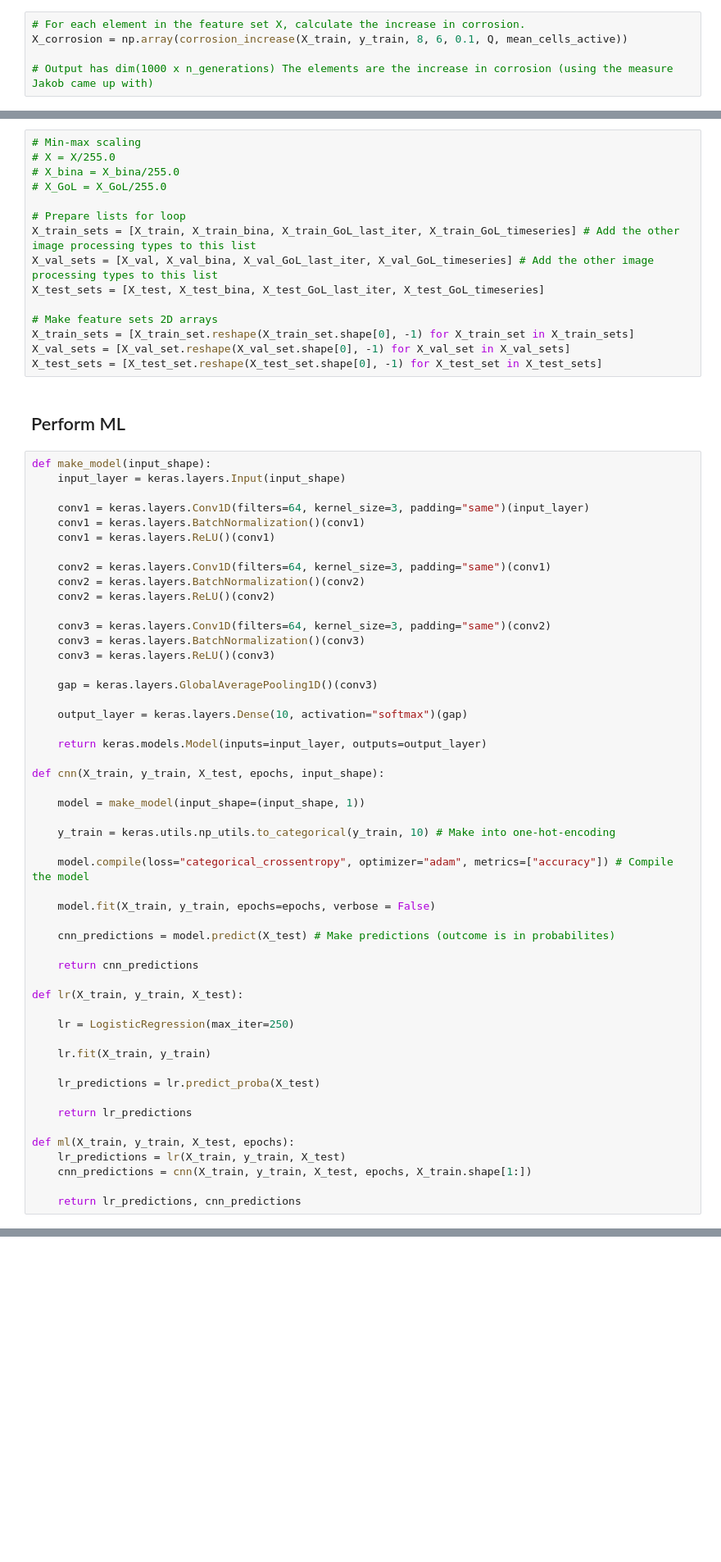
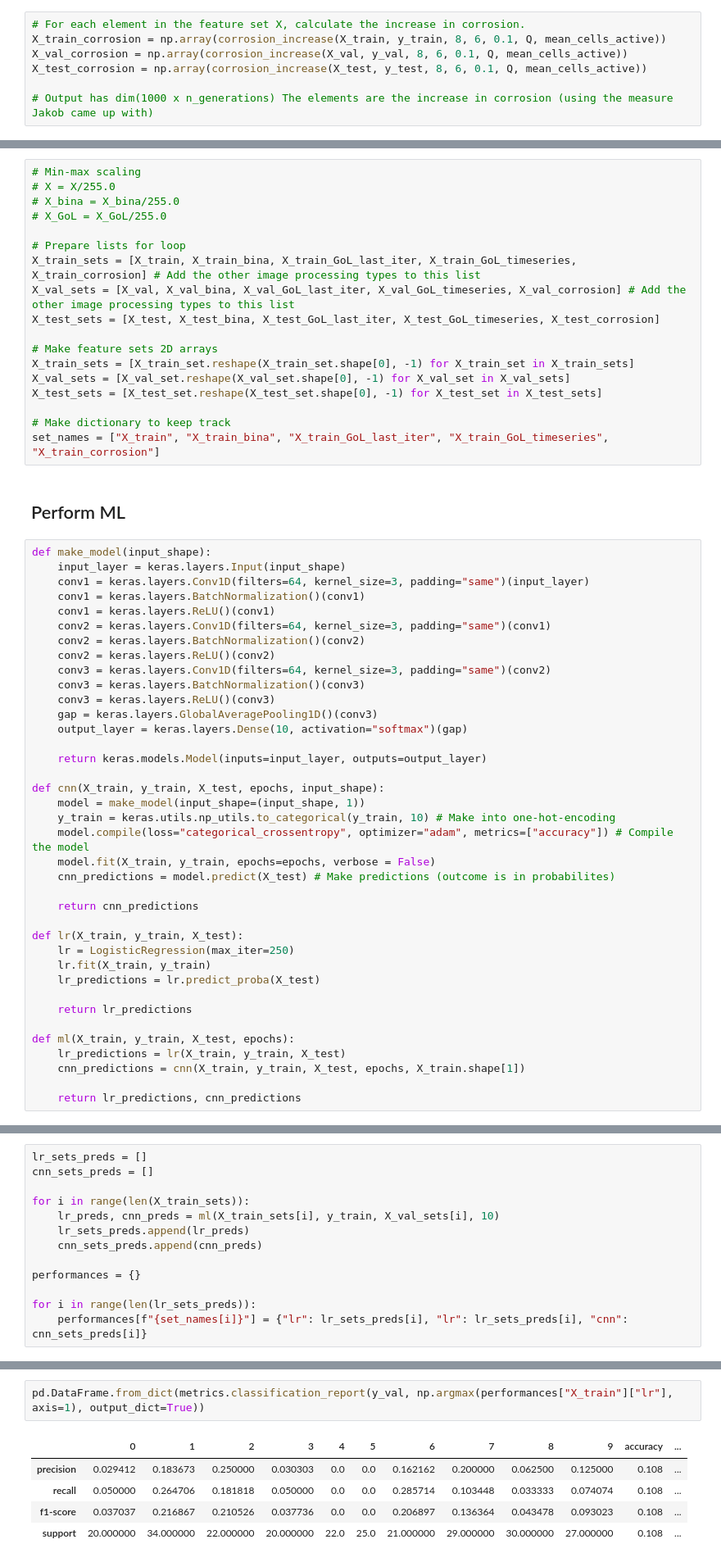
Before and after one commit to emiltj/data-science-exam-2022, a Jupyter notebook: scripts/ds.ipynb, the cells around one changed output, grey strips where cells are left out. Shown at 82% size. Saved outputs shown, nothing was run; the diff lists cells and outputs as text; blank space fills up the shorter version.

```diff
--- a/scripts/ds.ipynb
+++ b/scripts/ds.ipynb
@@ -115,7 +113,9 @@ mean_activity = np.mean([np.count_nonzero(X_train[i, :, :] != 0) for i in range(
 ### Perform corrosion and retrieve corrosion measure for each generation
 # %%
 # For each element in the feature set X, calculate the increase in corrosion.
-X_corrosion = np.array(corrosion_increase(X_train, y_train, 8, 6, 0.1, Q, mean_cells_active))
+X_train_corrosion = np.array(corrosion_increase(X_train, y_train, 8, 6, 0.1, Q, mean_cells_active))
+X_val_corrosion = np.array(corrosion_increase(X_val, y_val, 8, 6, 0.1, Q, mean_cells_active))
+X_test_corrosion = np.array(corrosion_increase(X_test, y_test, 8, 6, 0.1, Q, mean_cells_active))
 
 # Output has dim(1000 x n_generations) The elements are the increase in corrosion (using the measure Jakob came up with)
 # %% [markdown]
@@ -129,64 +129,54 @@ X_corrosion = np.array(corrosion_increase(X_train, y_train, 8, 6, 0.1, Q, mean_c
 # X_GoL = X_GoL/255.0
 
 # Prepare lists for loop
-X_train_sets = [X_train, X_train_bina, X_train_GoL_last_iter, X_train_GoL_timeseries] # Add the other image processing types to this list
-X_val_sets = [X_val, X_val_bina, X_val_GoL_last_iter, X_val_GoL_timeseries] # Add the other image processing types to this list
-X_test_sets = [X_test, X_test_bina, X_test_GoL_last_iter, X_test_GoL_timeseries]
+X_train_sets = [X_train, X_train_bina, X_train_GoL_last_iter, X_train_GoL_timeseries, X_train_corrosion] # Add the other image processing types to this list
+X_val_sets = [X_val, X_val_bina, X_val_GoL_last_iter, X_val_GoL_timeseries, X_val_corrosion] # Add the other image processing types to this list
+X_test_sets = [X_test, X_test_bina, X_test_GoL_last_iter, X_test_GoL_timeseries, X_test_corrosion]
 
 # Make feature sets 2D arrays
 X_train_sets = [X_train_set.reshape(X_train_set.shape[0], -1) for X_train_set in X_train_sets]
 X_val_sets = [X_val_set.reshape(X_val_set.shape[0], -1) for X_val_set in X_val_sets]
 X_test_sets = [X_test_set.reshape(X_test_set.shape[0], -1) for X_test_set in X_test_sets]
+
+# Make dictionary to keep track
+set_names = ["X_train", "X_train_bina", "X_train_GoL_last_iter", "X_train_GoL_timeseries", "X_train_corrosion"]
 # %% [markdown]
 ## Perform ML
 # %%
 def make_model(input_shape):
     input_layer = keras.layers.Input(input_shape)
-
     conv1 = keras.layers.Conv1D(filters=64, kernel_size=3, padding="same")(input_layer)
     conv1 = keras.layers.BatchNormalization()(conv1)
     conv1 = keras.layers.ReLU()(conv1)
-
     conv2 = keras.layers.Conv1D(filters=64, kernel_size=3, padding="same")(conv1)
     conv2 = keras.layers.BatchNormalization()(conv2)
     conv2 = keras.layers.ReLU()(conv2)
-
     conv3 = keras.layers.Conv1D(filters=64, kernel_size=3, padding="same")(conv2)
     conv3 = keras.layers.BatchNormalization()(conv3)
     conv3 = keras.layers.ReLU()(conv3)
-
     gap = keras.layers.GlobalAveragePooling1D()(conv3)
-
     output_layer = keras.layers.Dense(10, activation="softmax")(gap)
 
     return keras.models.Model(inputs=input_layer, outputs=output_layer)
 
 def cnn(X_train, y_train, X_test, epochs, input_shape):
-
     model = make_model(input_shape=(input_shape, 1))
-
     y_train = keras.utils.np_utils.to_categorical(y_train, 10) # Make into one-hot-encoding
-
     model.compile(loss="categorical_crossentropy", optimizer="adam", metrics=["accuracy"]) # Compile the model
-
     model.fit(X_train, y_train, epochs=epochs, verbose = False)
-
     cnn_predictions = model.predict(X_test) # Make predictions (outcome is in probabilites)
 
     return cnn_predictions
 
 def lr(X_train, y_train, X_test):
-
     lr = LogisticRegression(max_iter=250)
-
     lr.fit(X_train, y_train)
-
     lr_predictions = lr.predict_proba(X_test)
 
     return lr_predictions
 
 def ml(X_train, y_train, X_test, epochs):
     lr_predictions = lr(X_train, y_train, X_test)
-    cnn_predictions = cnn(X_train, y_train, X_test, epochs, X_train.shape[1:])
+    cnn_predictions = cnn(X_train, y_train, X_test, epochs, X_train.shape[1])
 
     return lr_predictions, cnn_predictions
@@ -214,0 +183,13 @@ array([[9.81612009e-01, 7.52533828e-08, 1.08635027e-05, ...,
+# %%
+lr_sets_preds = []
+cnn_sets_preds = []
+
+for i in range(len(X_train_sets)):
+    lr_preds, cnn_preds = ml(X_train_sets[i], y_train, X_val_sets[i], 10)
+    lr_sets_preds.append(lr_preds)
+    cnn_sets_preds.append(cnn_preds)
+
+performances = {}
+
+for i in range(len(lr_sets_preds)):
+    performances[f"{set_names[i]}"] = {"lr": lr_sets_preds[i], "lr": lr_sets_preds[i], "cnn": cnn_sets_preds[i]}
@@ -214,0 +222,8 @@ array([[9.81612009e-01, 7.52533828e-08, 1.08635027e-05, ...,
+# %%
+pd.DataFrame.from_dict(metrics.classification_report(y_val, np.argmax(performances["X_train"]["lr"], axis=1), output_dict=True))
+# %% [output]
+|  | 0 | 1 | 2 | 3 | 4 | 5 | 6 | 7 | 8 | 9 | accuracy | ... |
+| precision | 0.029412 | 0.183673 | 0.250000 | 0.030303 | 0.0 | 0.0 | 0.162162 | 0.200000 | 0.062500 | 0.125000 | 0.108 | ... |
+| recall | 0.050000 | 0.264706 | 0.181818 | 0.050000 | 0.0 | 0.0 | 0.285714 | 0.103448 | 0.033333 | 0.074074 | 0.108 | ... |
+| f1-score | 0.037037 | 0.216867 | 0.210526 | 0.037736 | 0.0 | 0.0 | 0.206897 | 0.136364 | 0.043478 | 0.093023 | 0.108 | ... |
+| support | 20.000000 | 34.000000 | 22.000000 | 20.000000 | 22.0 | 25.0 | 21.000000 | 29.000000 | 30.000000 | 27.000000 | 0.108 | ... |
```
Also changed, not shown: parts of 5 cells of this notebook, 1 other file.
